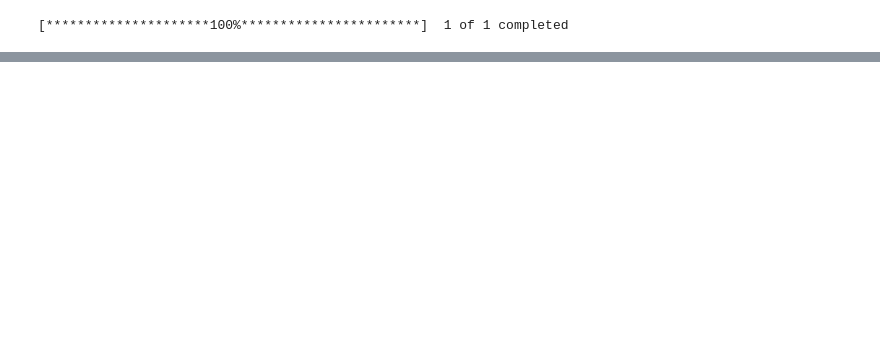
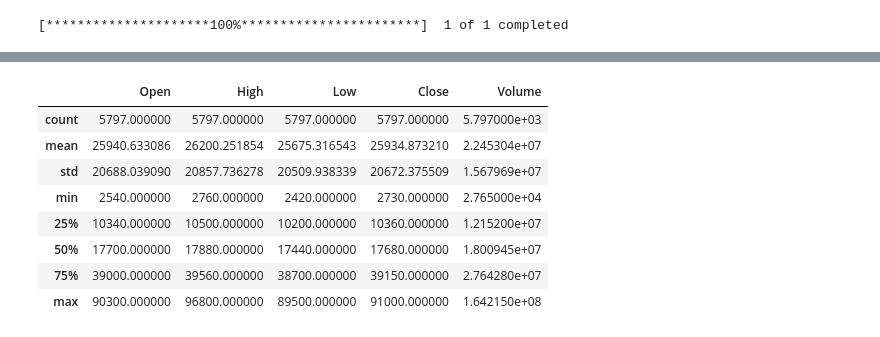
Before and after one commit to ozingmw/RL_finance, a Jupyter notebook: data_refine.ipynb, the cells around one changed output, grey strips where cells are left out. Saved outputs shown, nothing was run; the diff lists cells and outputs as text; code cells hidden in the pictures; blank space fills up the shorter version.

```diff
--- a/data_refine.ipynb
+++ b/data_refine.ipynb
@@ -124,3 +123,17 @@ df[df['Volume']==0]
+# %%
+df_for_test = df.iloc[:, :5]
+# df_for_test.replace(0, method='bfill', inplace=True)
+# df_for_test.describe()
+# %% [output]
+|  | Open | High | Low | Close | Volume |
+| count | 5797.000000 | 5797.000000 | 5797.000000 | 5797.000000 | 5.797000e+03 |
+| mean | 25940.633086 | 26200.251854 | 25675.316543 | 25934.873210 | 2.245304e+07 |
+| std | 20688.039090 | 20857.736278 | 20509.938339 | 20672.375509 | 1.567969e+07 |
+| min | 2540.000000 | 2760.000000 | 2420.000000 | 2730.000000 | 2.765000e+04 |
+| 25% | 10340.000000 | 10500.000000 | 10200.000000 | 10360.000000 | 1.215200e+07 |
+| 50% | 17700.000000 | 17880.000000 | 17440.000000 | 17680.000000 | 1.800945e+07 |
+| 75% | 39000.000000 | 39560.000000 | 38700.000000 | 39150.000000 | 2.764280e+07 |
+| max | 90300.000000 | 96800.000000 | 89500.000000 | 91000.000000 | 1.642150e+08 |
 # %%
 ticker = "AAPL"
 stock_info = yf.Ticker(ticker)
```
Also changed, not shown: parts of 9 cells of this notebook.
